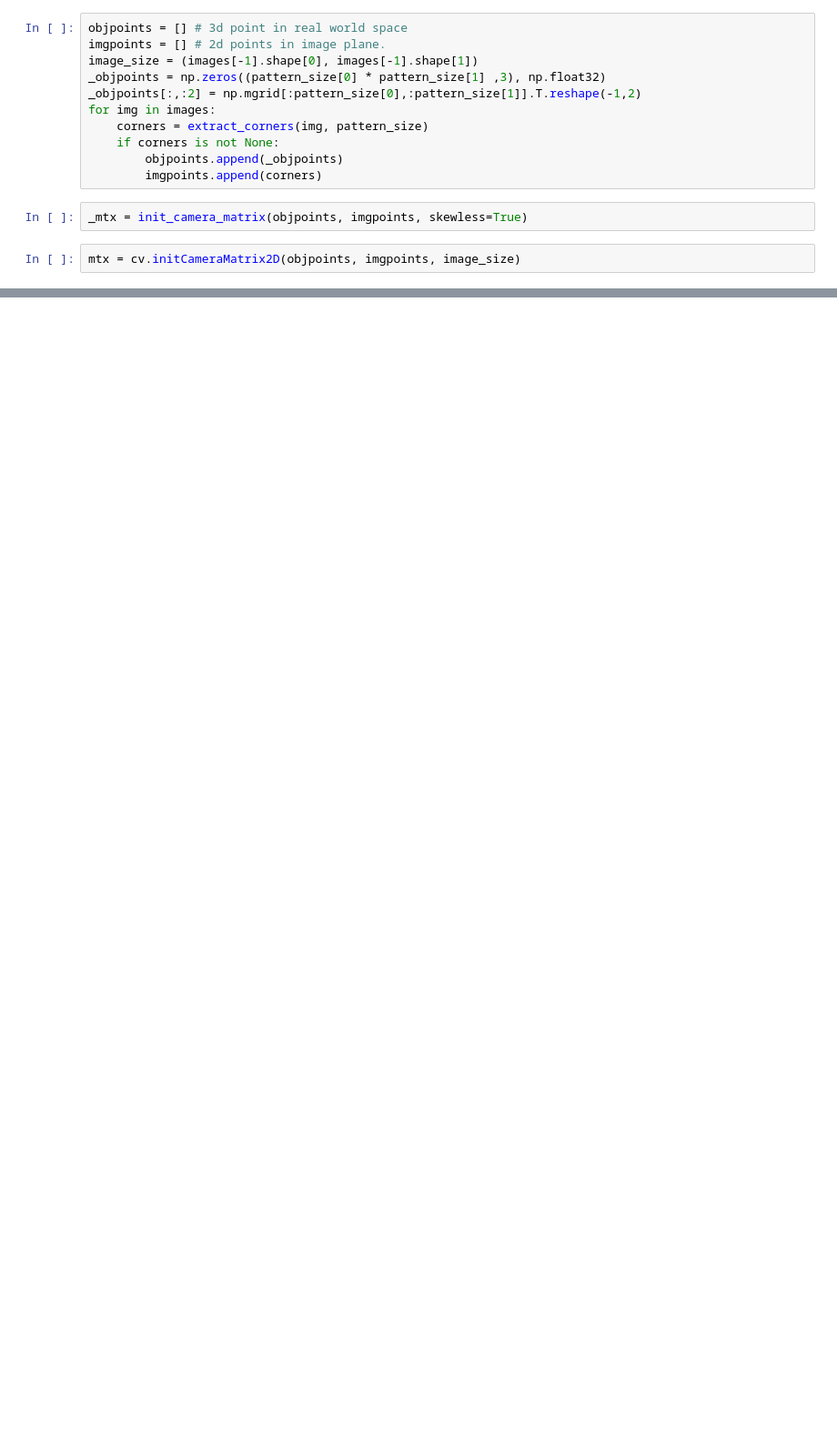
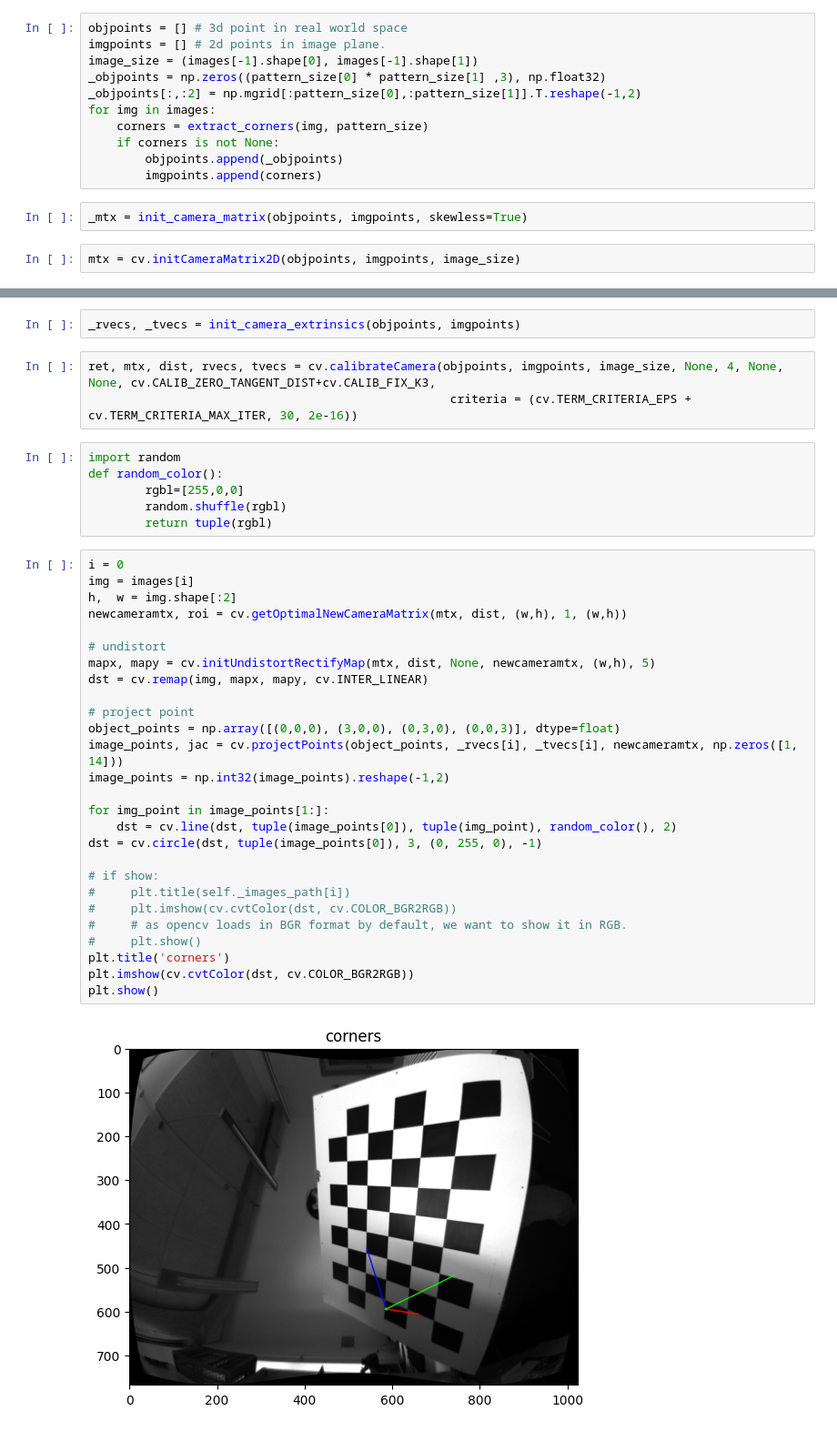
Before and after one commit to EthanHistory/Camera-Calibration, a Jupyter notebook: test_initialization.ipynb, the cells around one changed output, grey strips where cells are left out. Shown: that part at 91% size. Drawn from its saved outputs; the diff is of its cells as text; blank space fills up the shorter version.

```diff
--- a/test_initialization.ipynb
+++ b/test_initialization.ipynb
@@ -59 +59,41 @@ Diff = [[-393.01228292    0.          258.06053888]
  [   0.            0.            0.        ]]
+# %%
+_rvecs, _tvecs = init_camera_extrinsics(objpoints, imgpoints)
+# %%
+ret, mtx, dist, rvecs, tvecs = cv.calibrateCamera(objpoints, imgpoints, image_size, None, 4, None, None, cv.CALIB_ZERO_TANGENT_DIST+cv.CALIB_FIX_K3,
+                                                   criteria = (cv.TERM_CRITERIA_EPS + cv.TERM_CRITERIA_MAX_ITER, 30, 2e-16))
+# %%
+import random
+def random_color():
+        rgbl=[255,0,0]
+        random.shuffle(rgbl)
+        return tuple(rgbl)
+# %%
+i = 0
+img = images[i]
+h,  w = img.shape[:2]
+newcameramtx, roi = cv.getOptimalNewCameraMatrix(mtx, dist, (w,h), 1, (w,h))
+
+# undistort
+mapx, mapy = cv.initUndistortRectifyMap(mtx, dist, None, newcameramtx, (w,h), 5)
+dst = cv.remap(img, mapx, mapy, cv.INTER_LINEAR)
+
+# project point
+object_points = np.array([(0,0,0), (3,0,0), (0,3,0), (0,0,3)], dtype=float)
+image_points, jac = cv.projectPoints(object_points, _rvecs[i], _tvecs[i], newcameramtx, np.zeros([1, 14]))
+image_points = np.int32(image_points).reshape(-1,2)
+
+for img_point in image_points[1:]:
+    dst = cv.line(dst, tuple(image_points[0]), tuple(img_point), random_color(), 2)
+dst = cv.circle(dst, tuple(image_points[0]), 3, (0, 255, 0), -1)
+
+# if show:
+#     plt.title(self._images_path[i])
+#     plt.imshow(cv.cvtColor(dst, cv.COLOR_BGR2RGB))
+#     # as opencv loads in BGR format by default, we want to show it in RGB.
+#     plt.show()
+plt.title('corners')
+plt.imshow(cv.cvtColor(dst, cv.COLOR_BGR2RGB))
+plt.show()
+# %% [output]
+[figure, added]
```
Also changed, not shown: parts of 3 cells of this notebook, 6 other files.
